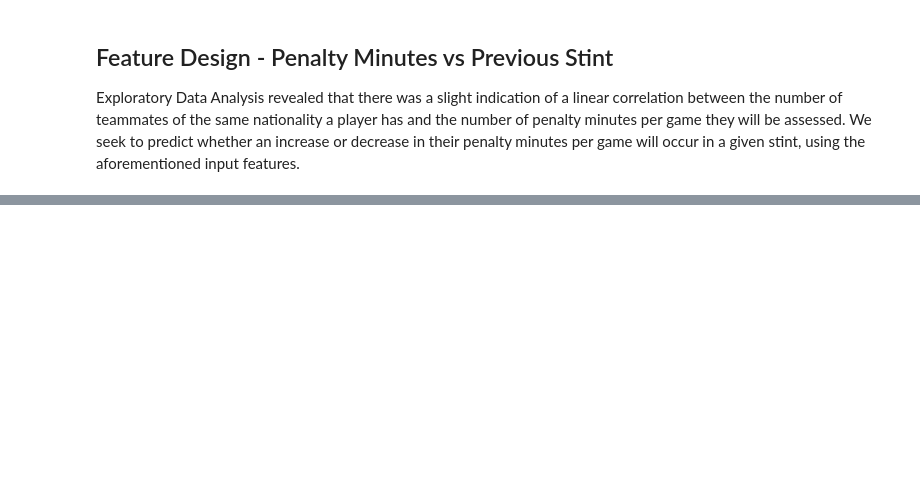
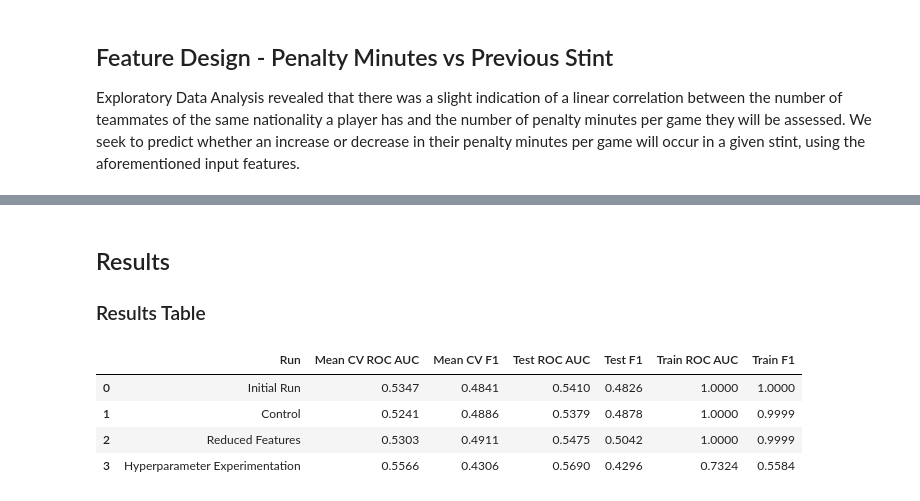
Before and after one commit to tgormly/nwmsu_ms_capstone, a Jupyter notebook: ML_PIM_VS_Prev_Stint.ipynb, the cells around one changed output, grey strips where cells are left out. Saved outputs shown, nothing was run; the diff lists cells and outputs as text; code cells hidden in the pictures; blank space fills up the shorter version.

```diff
--- a/ML_PIM_VS_Prev_Stint.ipynb
+++ b/ML_PIM_VS_Prev_Stint.ipynb
@@ -41,0 +340,26 @@ print(X.head())
+# %%
+from sklearn.model_selection import GridSearchCV
+from sklearn.ensemble import RandomForestClassifier
+
+# Define the parameter grid
+param_grid = {
+    'max_depth': [None, 10, 20],
+    'min_samples_split': [2, 5],
+    'min_samples_leaf': [1, 2, 3],
+}
+
+# Initialize the Random Forest model
+rf = RandomForestClassifier(random_state=42)
+
+# Initialize GridSearchCV with ROC AUC scoring
+grid_search = GridSearchCV(estimator=rf, param_grid=param_grid, cv=3, n_jobs=-1, verbose=2, scoring='roc_auc')
+
+# Fit the grid search to the data
+grid_search.fit(X_train, y_train)
+
+# Get the best parameters and best score
+best_params = grid_search.best_params_
+best_score = grid_search.best_score_
+
+print("Best Parameters:", best_params)
+print("Best ROC AUC Score:", best_score)
@@ -41,0 +439,25 @@ print(X.head())
+# %% [markdown]
+## Results
+
+### Results Table
+# %%
+# Extract the column titles
+columns = results_table[0]
+
+# Extract the data values and round them to 4 decimal places
+values = [
+    (row[0], *[round(val, 4) for val in row[1:]])
+    for row in results_table[1:]
+]
+
+# Convert the values into a DataFrame
+results_df = pd.DataFrame(values, columns=columns)
+
+# Display the DataFrame
+results_df
+# %% [output]
+|  | Run | Mean CV ROC AUC | Mean CV F1 | Test ROC AUC | Test F1 | Train ROC AUC | Train F1 |
+| 0 | Initial Run | 0.5347 | 0.4841 | 0.5410 | 0.4826 | 1.0000 | 1.0000 |
+| 1 | Control | 0.5241 | 0.4886 | 0.5379 | 0.4878 | 1.0000 | 0.9999 |
+| 2 | Reduced Features | 0.5303 | 0.4911 | 0.5475 | 0.5042 | 1.0000 | 0.9999 |
+| 3 | Hyperparameter Experimentation | 0.5566 | 0.4306 | 0.5690 | 0.4296 | 0.7324 | 0.5584 |
```
Also changed, not shown: parts of 24 cells of this notebook, 2 other files.
